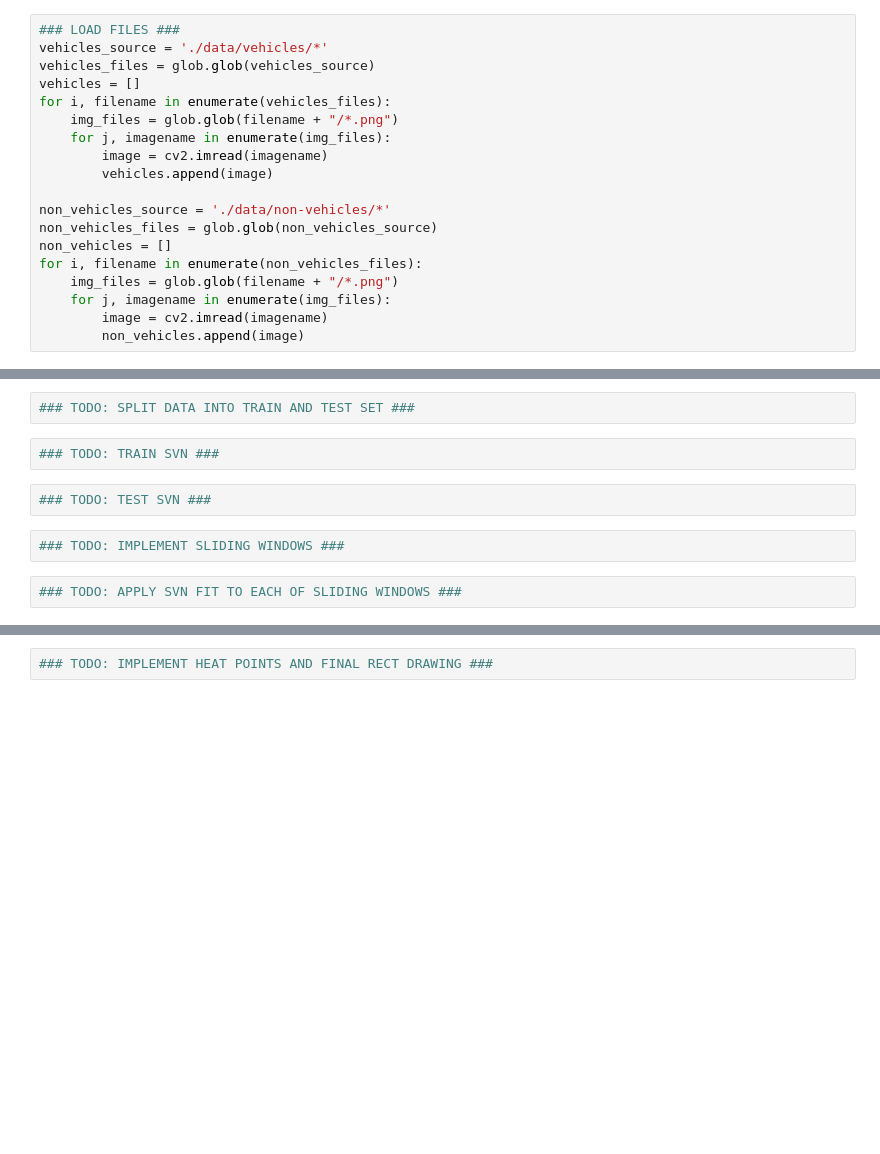
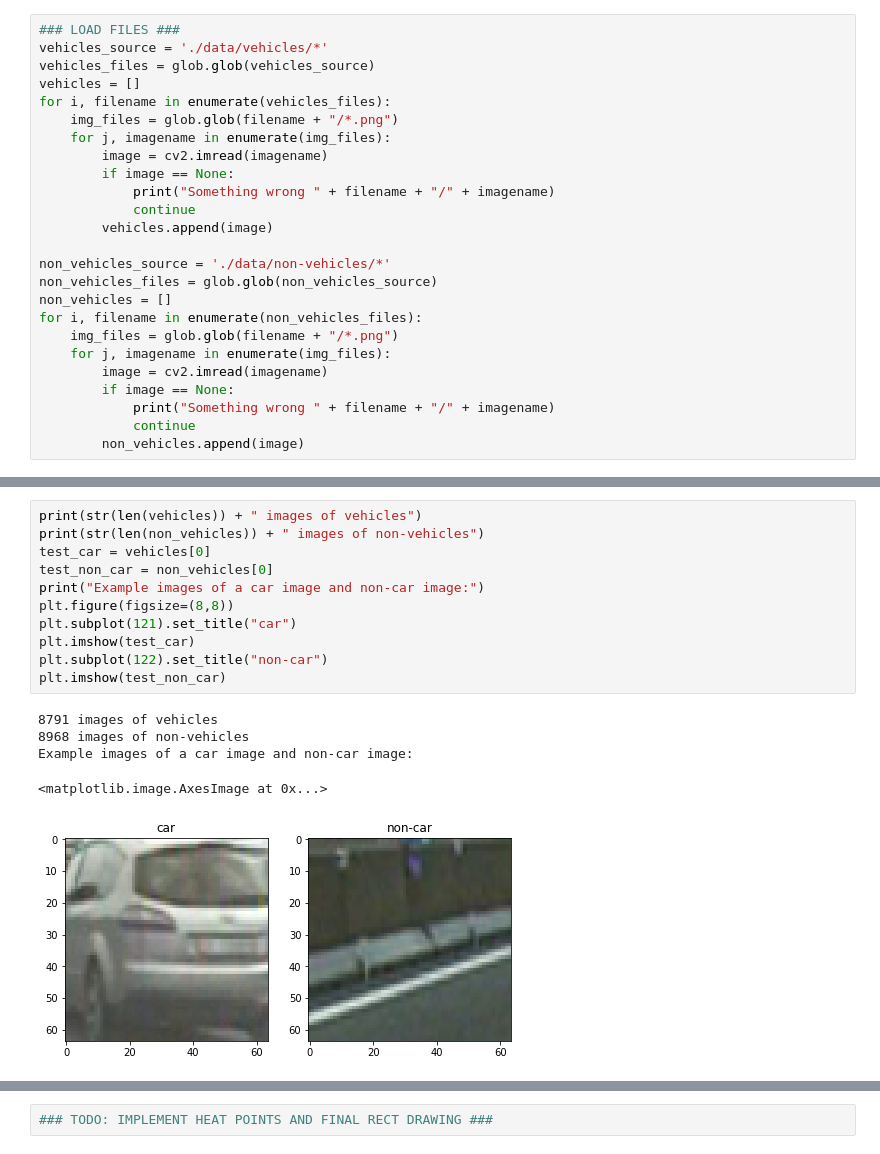
Before and after one commit to pandaive/CarND-Vehicle-Detection-And-Tracking, a Jupyter notebook: P5.ipynb, the cells around one changed output, grey strips where cells are left out. Cells and saved outputs as stored; diff of their text form; blank space fills up the shorter version.

```diff
--- a/P5.ipynb
+++ b/P5.ipynb
@@ -12,6 +22,9 @@ for i, filename in enumerate(vehicles_files):
     img_files = glob.glob(filename + "/*.png")
     for j, imagename in enumerate(img_files):
         image = cv2.imread(imagename)
+        if image == None:
+            print("Something wrong " + filename + "/" + imagename)
+            continue
         vehicles.append(image)
 
 non_vehicles_source = './data/non-vehicles/*'
@@ -21,4 +34,7 @@ for i, filename in enumerate(non_vehicles_files):
     img_files = glob.glob(filename + "/*.png")
     for j, imagename in enumerate(img_files):
         image = cv2.imread(imagename)
+        if image == None:
+            print("Something wrong " + filename + "/" + imagename)
+            continue
         non_vehicles.append(image)
@@ -35,10 +41,17 @@ for i, filename in enumerate(non_vehicles_files):
-# %%
-### TODO: SPLIT DATA INTO TRAIN AND TEST SET ###
-# %%
-### TODO: TRAIN SVN ###
-# %%
-### TODO: TEST SVN ###
-# %%
-### TODO: IMPLEMENT SLIDING WINDOWS ###
-# %%
-### TODO: APPLY SVN FIT TO EACH OF SLIDING WINDOWS ###
+# %%
+print(str(len(vehicles)) + " images of vehicles")
+print(str(len(non_vehicles)) + " images of non-vehicles")
+test_car = vehicles[0]
+test_non_car = non_vehicles[0]
+print("Example images of a car image and non-car image:")
+plt.figure(figsize=(8,8))
+plt.subplot(121).set_title("car")
+plt.imshow(test_car)
+plt.subplot(122).set_title("non-car")
+plt.imshow(test_non_car)
+# %% [output]
+8791 images of vehicles
+8968 images of non-vehicles
+Example images of a car image and non-car image:
+<matplotlib.image.AxesImage at 0x...>
+[figure, added]
```
Also changed, not shown: parts of 17 cells of this notebook, 9 other files.
